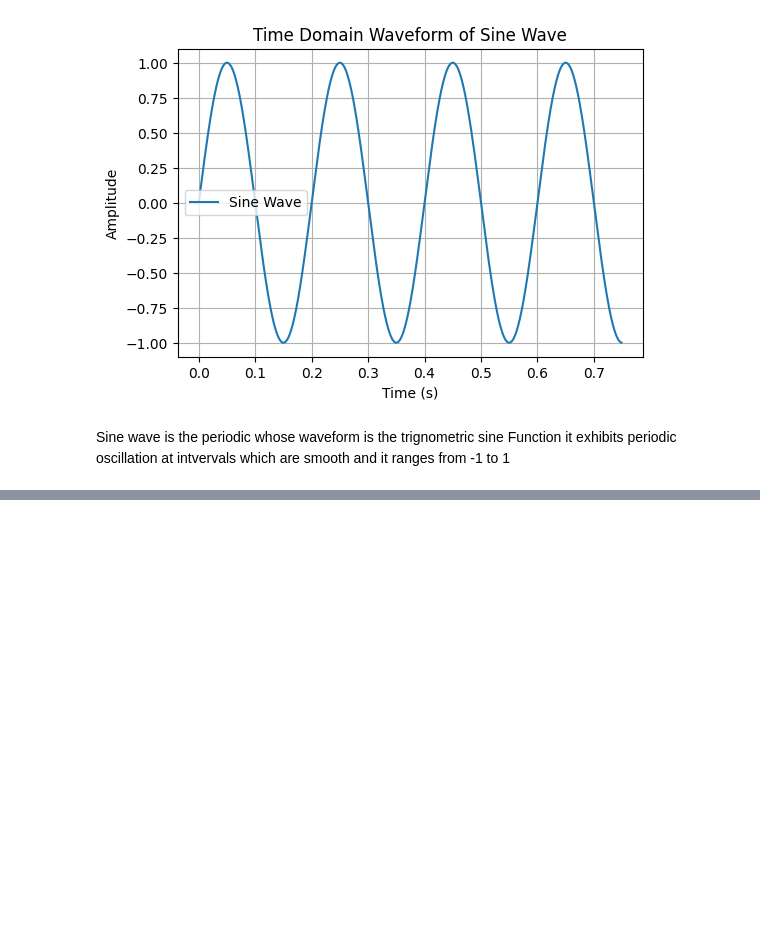
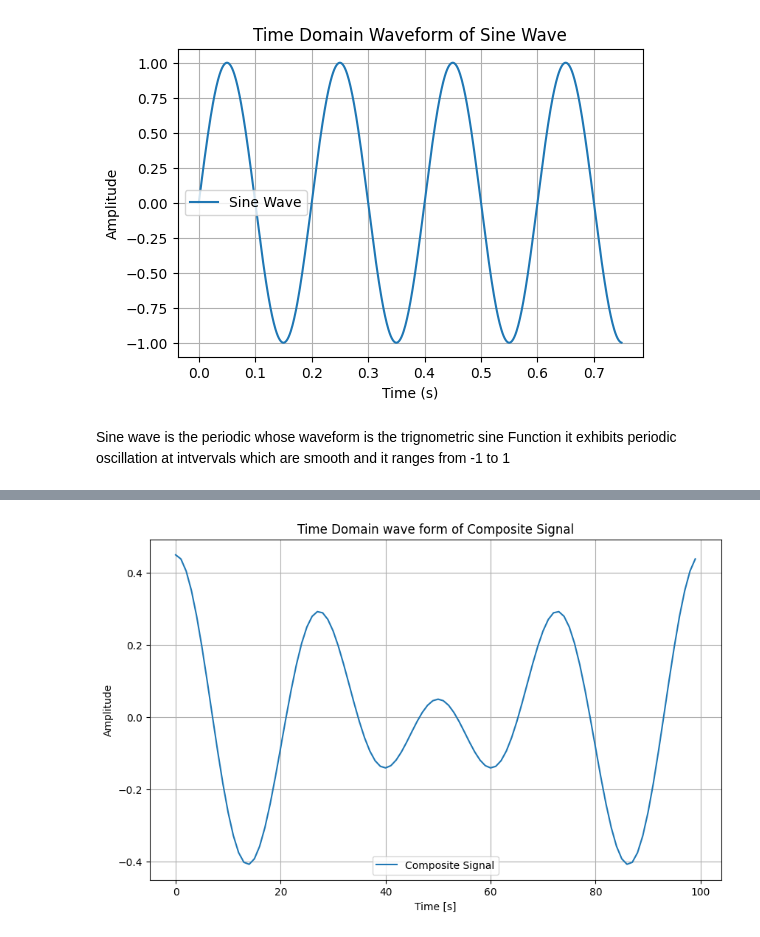
Before and after one commit to joshIsac/SpeechRecognition-, a Jupyter notebook: 2348523_SPR_DFT_and_DTFT_Lab_2.ipynb, the cells around one changed output, grey strips where cells are left out. Cells and saved outputs as stored; diff of their text form; code cells hidden in the pictures; blank space fills up the shorter version.

```diff
--- a/2348523_SPR_DFT_and_DTFT_Lab_2.ipynb
+++ b/2348523_SPR_DFT_and_DTFT_Lab_2.ipynb
@@ -103,0 +79,29 @@ it is used in many application in terms of speech recognition related transforms
+# %%
+# @title 2)Question 2 Generate a composite signal by adding two or more sinusoidal signals of different frequencies and amplitudes.
+N=100
+n=np.arange(N)
+
+#signal1
+f1=3/N
+a1=0.2
+signal1=a1*np.cos(2*np.pi*f1*n)
+
+#signal2
+f2=4/N
+a2=0.5
+signal2=a2*np.cos(2*np.pi*f2*n)
+
+
+#adding the two signals
+composite_signal=signal1+0.5*signal2
+
+plt.figure(figsize=(10,6))
+plt.plot(n, composite_signal,label="Composite Signal: Signal 1 + 0.5 * Signal 2")
+plt.title('Time Domain wave form of Composite Signal')
+plt.xlabel('Time [s]')
+plt.ylabel('Amplitude')
+plt.grid(True)
+plt.legend(['Composite Signal'])
+plt.show()
+# %% [output]
+[figure, added]
```
Also changed, not shown: parts of 10 cells of this notebook.
